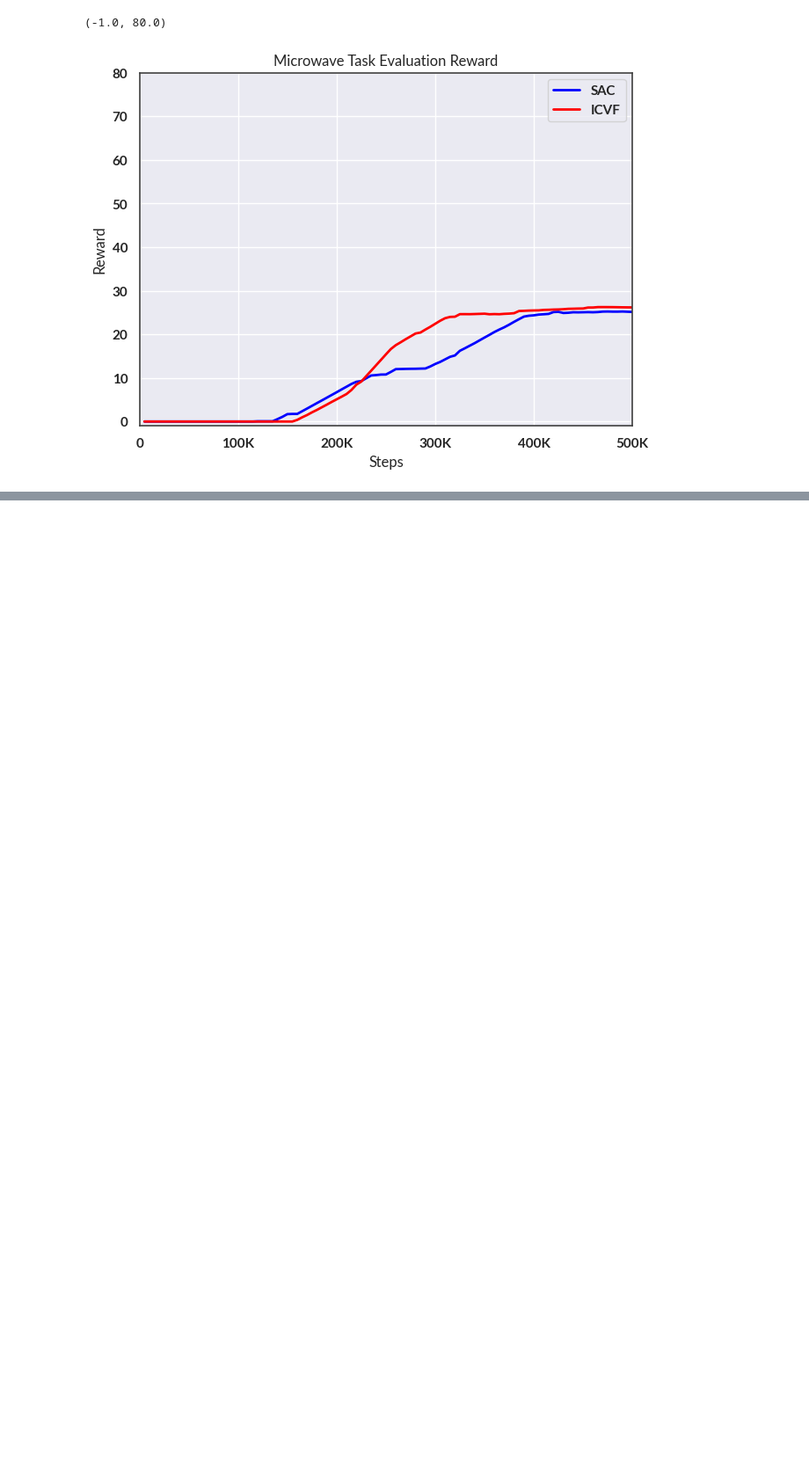
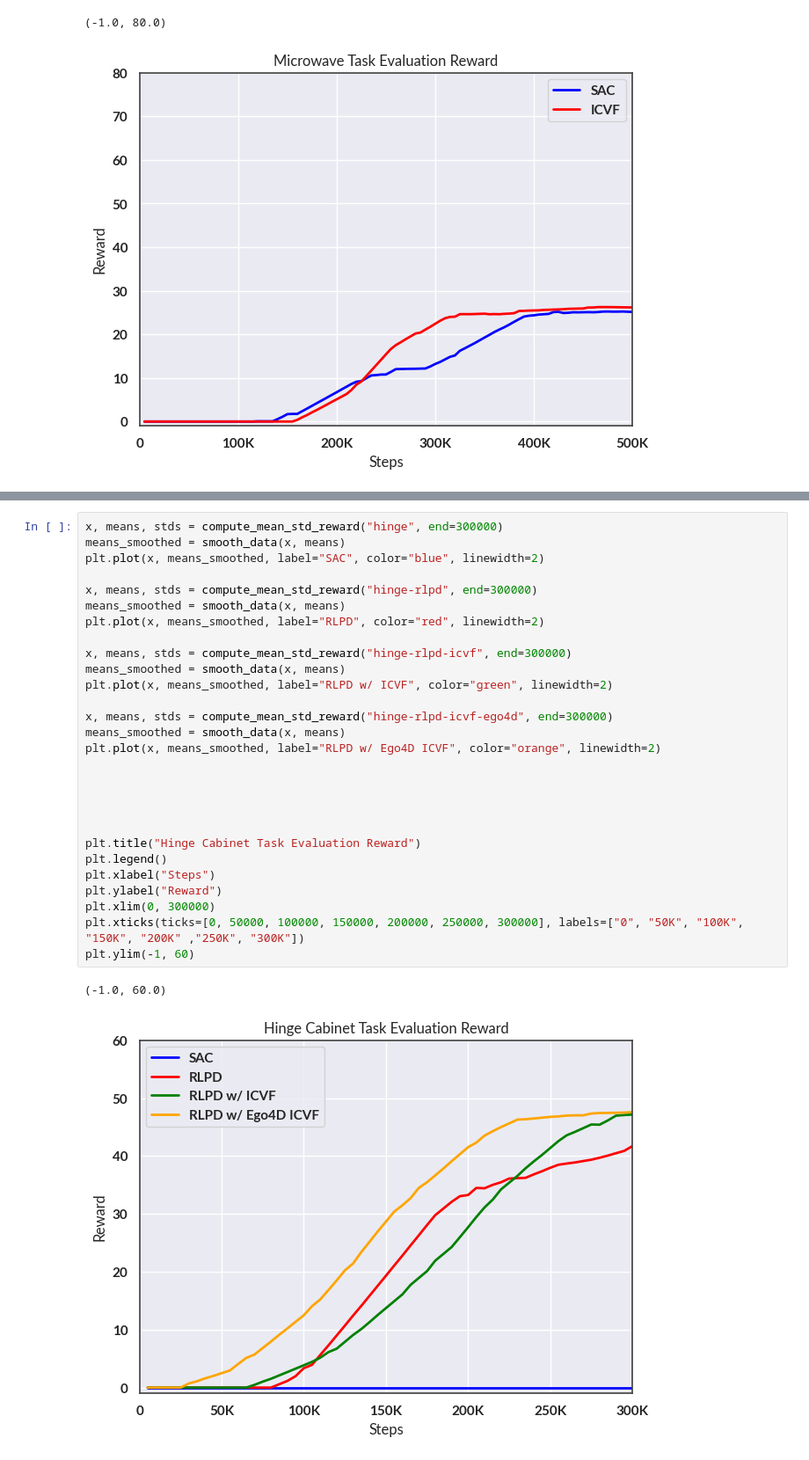
Before and after one commit to Dashora7/rlpd_subgoals, a Jupyter notebook: notebooks/plots.ipynb, the cells around one changed output, grey strips where cells are left out. Shown: that part at 88% size. Drawn from its saved outputs; the diff is of its cells as text; blank space fills up the shorter version.

```diff
--- a/notebooks/plots.ipynb
+++ b/notebooks/plots.ipynb
@@ -148,0 +325,31 @@ Continued run dashora7/online-franka/0r408e6o till 500K steps
+# %%
+x, means, stds = compute_mean_std_reward("hinge", end=300000)
+means_smoothed = smooth_data(x, means)
+plt.plot(x, means_smoothed, label="SAC", color="blue", linewidth=2)
+
+x, means, stds = compute_mean_std_reward("hinge-rlpd", end=300000)
+means_smoothed = smooth_data(x, means)
+plt.plot(x, means_smoothed, label="RLPD", color="red", linewidth=2)
+
+x, means, stds = compute_mean_std_reward("hinge-rlpd-icvf", end=300000)
+means_smoothed = smooth_data(x, means)
+plt.plot(x, means_smoothed, label="RLPD w/ ICVF", color="green", linewidth=2)
+
+x, means, stds = compute_mean_std_reward("hinge-rlpd-icvf-ego4d", end=300000)
+means_smoothed = smooth_data(x, means)
+plt.plot(x, means_smoothed, label="RLPD w/ Ego4D ICVF", color="orange", linewidth=2)
+
+
+
+
+
+plt.title("Hinge Cabinet Task Evaluation Reward")
+plt.legend()
+plt.xlabel("Steps")
+plt.ylabel("Reward")
+plt.xlim(0, 300000)
+plt.xticks(ticks=[0, 50000, 100000, 150000, 200000, 250000, 300000], labels=["0", "50K", "100K", "150K", "200K" ,"250K", "300K"])
+plt.ylim(-1, 60)
+# %% [output]
+(-1.0, 60.0)
+[figure, added]
```
Also changed, not shown: parts of 5 cells of this notebook, 2 other files.
